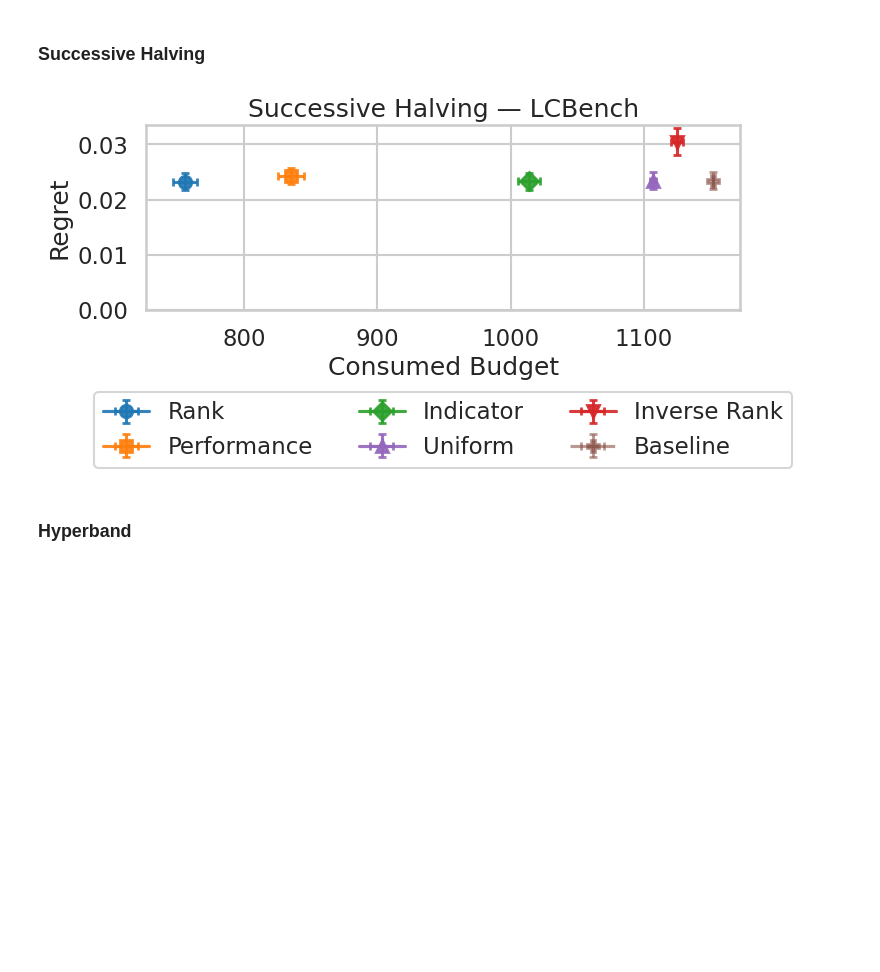
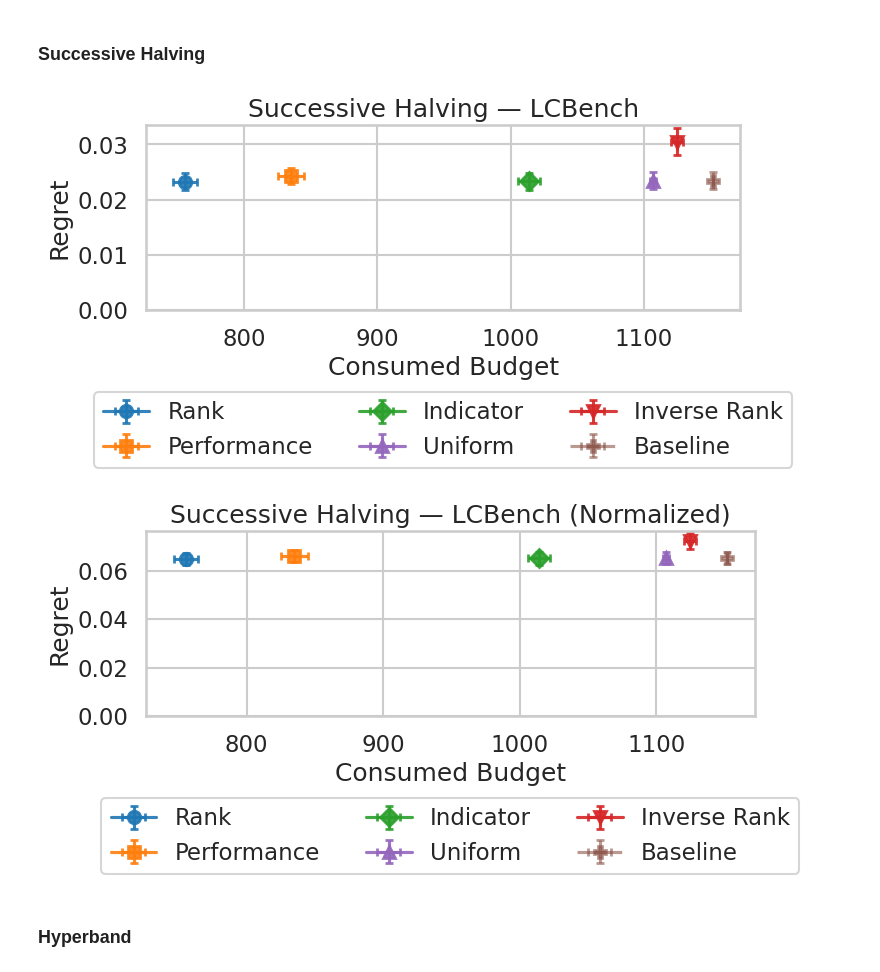
Before and after one commit to lhennig0103/PriorBAI_NeurIPS, a Jupyter notebook: neurips_plots.ipynb, the cells around one changed output. Drawn from its saved outputs; the diff is of its cells as text; code cells hidden in the pictures; blank space fills up the shorter version.

```diff
--- a/neurips_plots.ipynb
+++ b/neurips_plots.ipynb
@@ -246,16 +260,27 @@ if fig is not None:
 # %% [markdown]
 ### Successive Halving
 # %%
+os.makedirs("plots", exist_ok=True)
+
+if not df_lcbench_unnorm.empty:
+    sh_lcbench_unnorm = prepare_data(df_lcbench_unnorm, "successive_halving")
+    if sh_lcbench_unnorm is not None:
+        sh_lcbench_unnorm = sh_lcbench_unnorm[(sh_lcbench_unnorm["sigma0"] == 0.0001) | (sh_lcbench_unnorm["prior_kind"] == BASELINE_LABEL)]
+        fig = pareto_plot(sh_lcbench_unnorm, "Successive Halving — LCBench")
+        fig.savefig("plots/sh_lcbench.pdf", bbox_inches="tight")
+        fig.savefig("plots/sh_lcbench.png", bbox_inches="tight", dpi=300)
+        plt.show()
+
 sh_lcbench = prepare_data(df_lcbench, "successive_halving")
 if sh_lcbench is not None:
     sh_lcbench = sh_lcbench[(sh_lcbench["sigma0"] == 0.0001) | (sh_lcbench["prior_kind"] == BASELINE_LABEL)]
-    os.makedirs("plots", exist_ok=True)
-    fig = pareto_plot(sh_lcbench, "Successive Halving — LCBench")
-    fig.savefig("plots/sh_lcbench.pdf", bbox_inches="tight")
-    fig.savefig("plots/sh_lcbench.png", bbox_inches="tight", dpi=300)
+    fig = pareto_plot(sh_lcbench, "Successive Halving — LCBench (Normalized)")
+    fig.savefig("plots/sh_lcbench_normalized.pdf", bbox_inches="tight")
+    fig.savefig("plots/sh_lcbench_normalized.png", bbox_inches="tight", dpi=300)
     plt.show()
 # %% [output]
 [figure]
+[figure, added]
 # %% [markdown]
 ### Hyperband
 # %%
```
Also changed, not shown: parts of 5 cells of this notebook, 21 other files.
